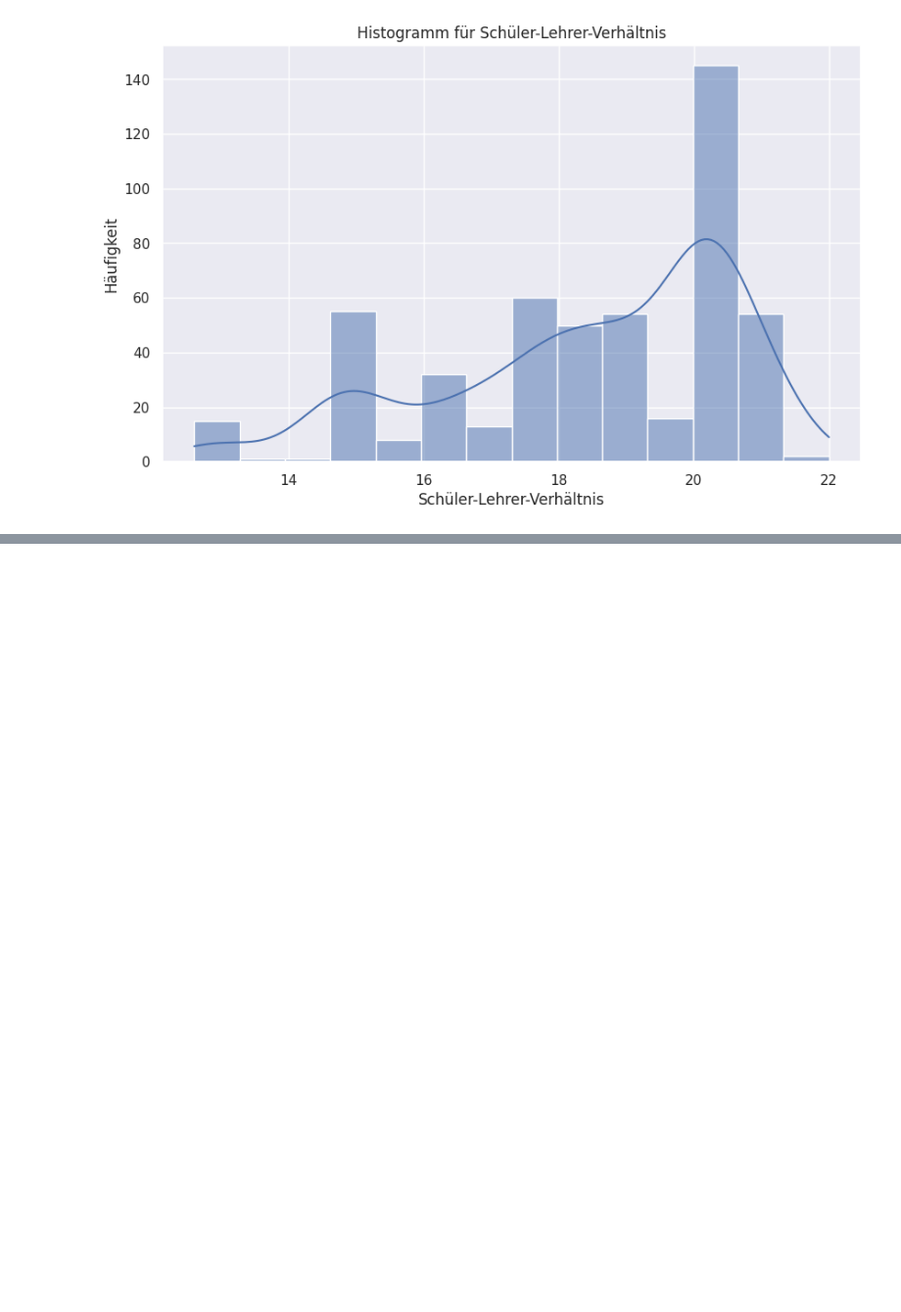
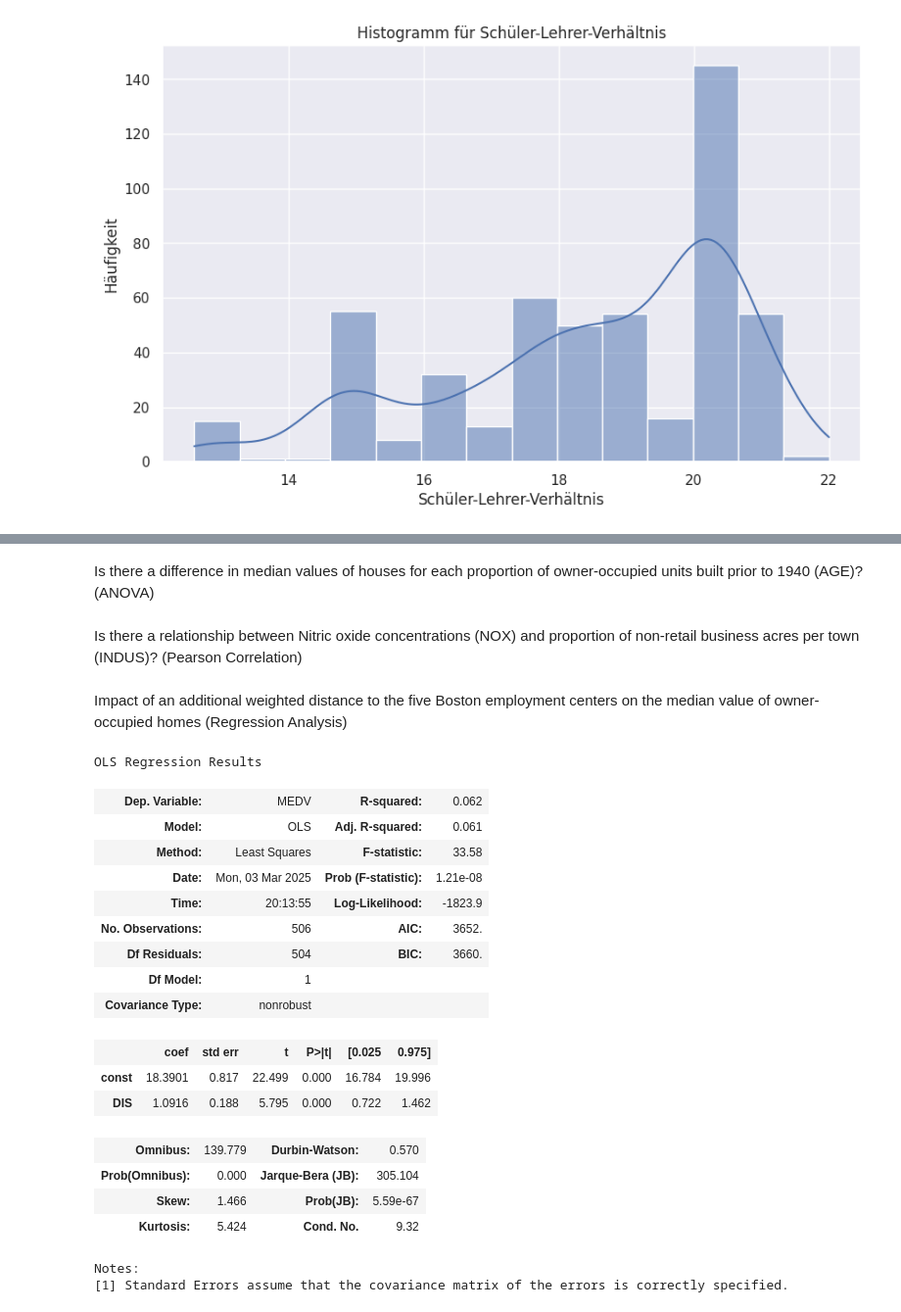
Before and after one commit to NameVergeben/CSDVMod7Aufg1, a Jupyter notebook: Optional_Peer_Graded_Assignment.jupyterlite-v2-filled.ipynb, the cells around one changed output, grey strips where cells are left out. Shown: that part at 98% size. Drawn from its saved outputs; the diff is of its cells as text; code cells hidden in the pictures; blank space fills up the shorter version.

```diff
--- a/Optional_Peer_Graded_Assignment.jupyterlite-v2-filled.ipynb
+++ b/Optional_Peer_Graded_Assignment.jupyterlite-v2-filled.ipynb
@@ -114,0 +134,2 @@ pyplot.show()
+# %% [markdown]
+Is there a difference in median values of houses for each proportion of owner-occupied units built prior to 1940 (AGE)? (ANOVA)
@@ -114,0 +150,2 @@ pyplot.show()
+# %% [markdown]
+Is there a relationship between Nitric oxide concentrations (NOX) and proportion of non-retail business acres per town (INDUS)? (Pearson Correlation)
@@ -114,0 +162,39 @@ pyplot.show()
+# %% [markdown]
+Impact of an additional weighted distance to the five Boston employment centers on the median value of owner-occupied homes (Regression Analysis)
+# %%
+# Hypothesis:
+# H₀: No significant impact of DIS (distance to employment centers) on MEDV
+# H₁: Significant impact of DIS (distance to employment centers) on MEDV
+
+# Independent variable: DIS (weighted distance to employment centers)
+X = boston_df['DIS']
+X = sm.add_constant(X)  # Add constant for intercept
+
+# Dependent variable: MEDV (median value of homes)
+y = boston_df['MEDV']
+
+# Perform Linear Regression
+model = sm.OLS(y, X).fit()
+
+# Display the results
+model.summary()
+# %% [output]
+OLS Regression Results
+| Dep. Variable: | MEDV | R-squared: | 0.062 |
+| Model: | OLS | Adj. R-squared: | 0.061 |
+| Method: | Least Squares | F-statistic: | 33.58 |
+| Date: | Mon, 03 Mar 2025 | Prob (F-statistic): | 1.21e-08 |
+| Time: | 20:13:55 | Log-Likelihood: | -1823.9 |
+| No. Observations: | 506 | AIC: | 3652. |
+| Df Residuals: | 504 | BIC: | 3660. |
+| Df Model: | 1 |  |  |
+| Covariance Type: | nonrobust |  |  |
+|  | coef | std err | t | P>|t| | [0.025 | 0.975] |
+| const | 18.3901 | 0.817 | 22.499 | 0.000 | 16.784 | 19.996 |
+| DIS | 1.0916 | 0.188 | 5.795 | 0.000 | 0.722 | 1.462 |
+| Omnibus: | 139.779 | Durbin-Watson: | 0.570 |
+| Prob(Omnibus): | 0.000 | Jarque-Bera (JB): | 305.104 |
+| Skew: | 1.466 | Prob(JB): | 5.59e-67 |
+| Kurtosis: | 5.424 | Cond. No. | 9.32 |
+Notes:
+[1] Standard Errors assume that the covariance matrix of the errors is correctly specified.
```
Also changed, not shown: parts of 4 cells of this notebook.
